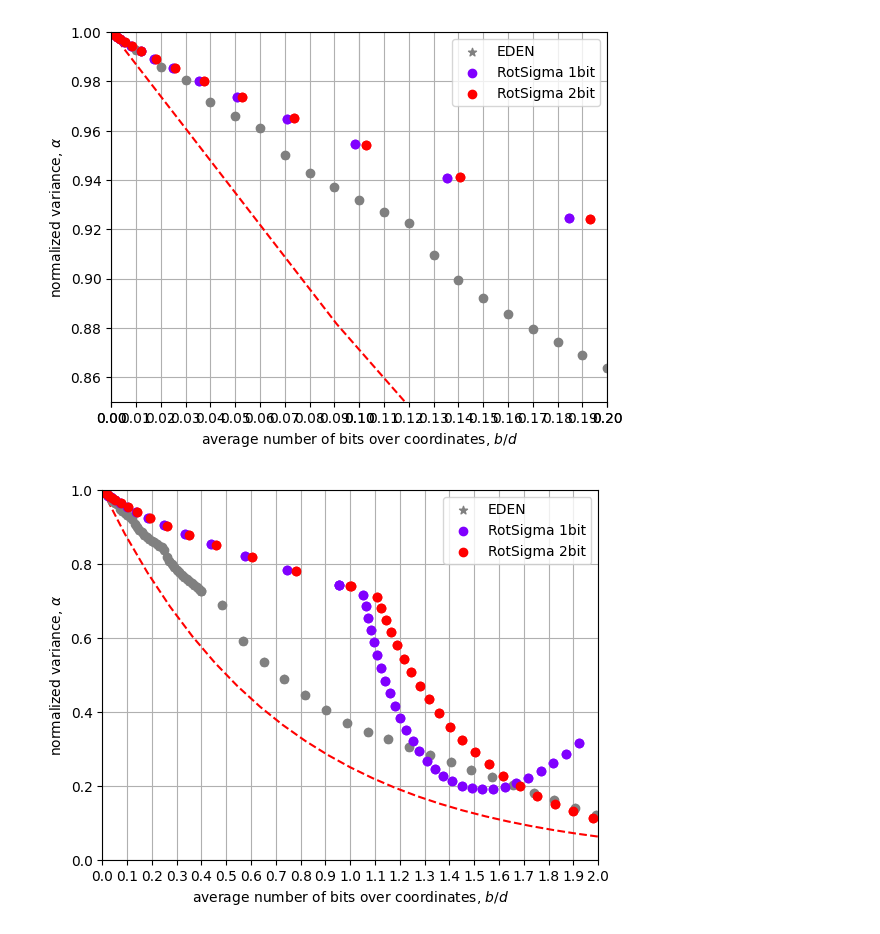
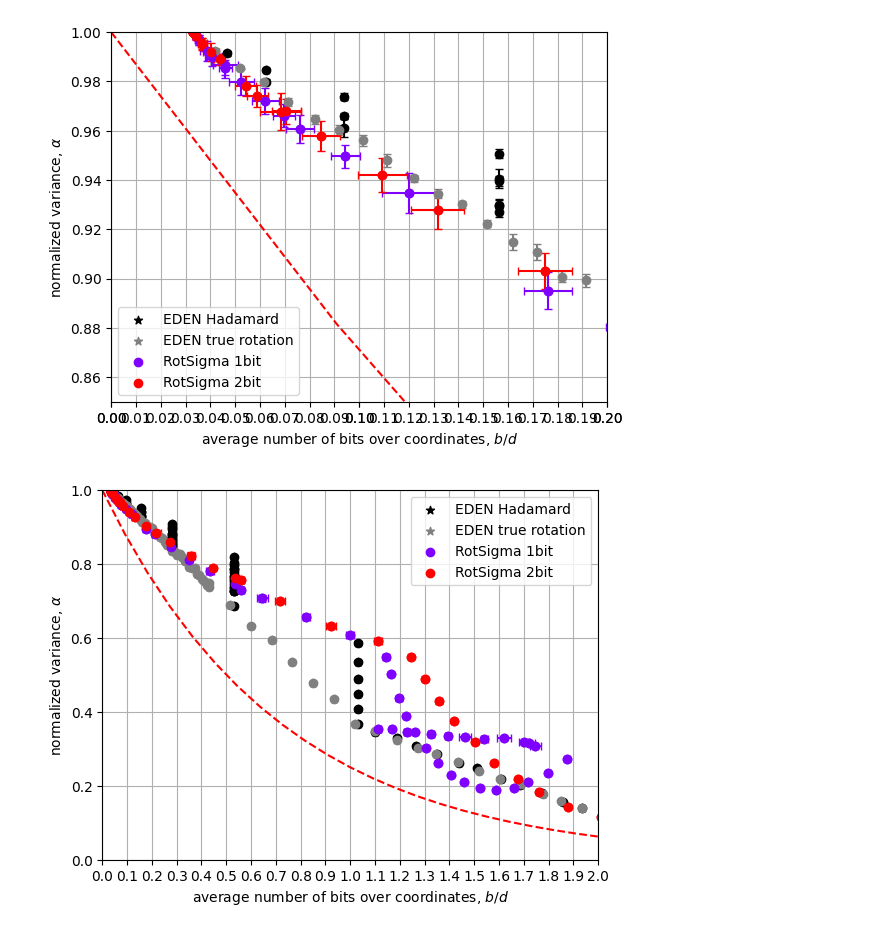
Before and after one commit to BlackSamorez/FL_playground, a Jupyter notebook: compressors.ipynb, the cells around one changed output. Saved outputs shown, nothing was run; the diff lists cells and outputs as text; code cells hidden in the pictures.

Commit message:
real rotations

```diff
--- a/compressors.ipynb
+++ b/compressors.ipynb
@@ -75,7 +82,8 @@ for n_bits in tqdm(np.concatenate((
     np.linspace(0.01, 0.4, num=40),
     np.linspace(0.4, 1.99, num=20),
 ))):
-    quant = eden_builder(bits=n_bits)
+    # quant = eden_builder(bits=n_bits)
+    quant = EdenContractiveCompressor(size=SIZE, bits=n_bits, real_rotation=False)
 
     current_variances = np.zeros(NUM_REPEAT)
     current_bits = np.zeros(NUM_REPEAT)
@@ -89,6 +97,34 @@ for n_bits in tqdm(np.concatenate((
     eden_variances_std.append(np.std(current_variances) / np.sqrt(NUM_REPEAT - 1))
     eden_bits_mean.append(np.mean(current_bits))
     eden_bits_std.append(np.std(current_bits) / np.sqrt(NUM_REPEAT - 1))
+# %%
+from tqdm import tqdm
+
+NUM_REPEAT = 10
+
+true_eden_variances_mean = []
+true_eden_variances_std = []
+true_eden_bits_mean = []
+true_eden_bits_std = []
+for n_bits in tqdm(np.concatenate((
+    np.linspace(0.01, 0.4, num=40),
+    np.linspace(0.4, 1.99, num=20),
+))):
+    # quant = eden_builder(bits=n_bits)
+    quant = EdenContractiveCompressor(size=SIZE, bits=n_bits, real_rotation=True)
+
+    current_variances = np.zeros(NUM_REPEAT)
+    current_bits = np.zeros(NUM_REPEAT)
+
+    for i in range(NUM_REPEAT):
+        _, bit, var = eden(sample_vector(), quant, n_bits=n_bits)
+        current_variances[i] = var
+        current_bits[i] = bit / SIZE
+
+    true_eden_variances_mean.append(np.mean(current_variances))
+    true_eden_variances_std.append(np.std(current_variances) / np.sqrt(NUM_REPEAT - 1))
+    true_eden_bits_mean.append(np.mean(current_bits))
+    true_eden_bits_std.append(np.std(current_bits) / np.sqrt(NUM_REPEAT - 1))
 # %%
 BITS = (1,2)
 
@@ -101,7 +137,8 @@ rot_bits_std = {n_bits: [] for n_bits in BITS}
 for n_bits in BITS:
     for sigmas in tqdm(np.concatenate((
         np.linspace(2, 5, num=30),
-        np.linspace(0.1, 2, num=30),
+        np.linspace(0.1, 2, num=20),
+        np.linspace(0.01, 0.1, num=10),
     ))):
         quant = rot_sigma_builder(1, sigmas, n_bits, device='cpu')
 
@@ -109,7 +146,7 @@ for n_bits in BITS:
         current_bits = np.zeros(NUM_REPEAT)
 
         for i in range(NUM_REPEAT):
-            _, bit, var = rot_sigma(sample_vector(), quant)
+            _, bit, var = rot_sigma(sample_vector(), quant, n_bits)
             current_variances[i] = var
             current_bits[i] = bit / SIZE
 
@@ -121,8 +158,11 @@ for n_bits in BITS:
 import matplotlib.pyplot as plt
 import matplotlib.cm as cm
 
-plt.scatter(eden_bits_mean, eden_variances_mean, color="gray", label="EDEN", marker="*")
-plt.errorbar(eden_bits_mean, eden_variances_mean, xerr=eden_bits_std, yerr=eden_variances_std, color="gray", capsize=3, fmt="o")
+plt.scatter(eden_bits_mean, eden_variances_mean, color="black", label="EDEN Hadamard", marker="*")
+plt.errorbar(eden_bits_mean, eden_variances_mean, xerr=eden_bits_std, yerr=eden_variances_std, color="black", capsize=3, fmt="o")
+
+plt.scatter(true_eden_bits_mean, true_eden_variances_mean, color="gray", label="EDEN true rotation", marker="*")
+plt.errorbar(true_eden_bits_mean, true_eden_variances_mean, xerr=true_eden_bits_std, yerr=true_eden_variances_std, color="gray", capsize=3, fmt="o")
 
 colors = cm.rainbow(np.linspace(0, 1, len(BITS)))
 for n_bits, color in zip(BITS, colors):
@@ -142,30 +182,33 @@ plt.xlim(0, 0.2)
 plt.ylim(0.85, 1)
 plt.show()
 # %% [output]
-[figure, old version]
+[figure, new version]
 # %%
 import matplotlib.pyplot as plt
 import matplotlib.cm as cm
 
-plt.scatter(eden_bits_mean, eden_variances_mean, color="gray", label="EDEN", marker="*")
-plt.errorbar(eden_bits_mean, eden_variances_mean, xerr=eden_bits_std, yerr=eden_variances_std, color="gray", capsize=3, fmt="o")
+plt.scatter(eden_bits_mean, eden_variances_mean, color="black", label="EDEN Hadamard", marker="*")
+plt.errorbar(eden_bits_mean, eden_variances_mean, xerr=eden_bits_std, yerr=eden_variances_std, color="black", capsize=3, fmt="o")
+
+plt.scatter(true_eden_bits_mean, true_eden_variances_mean, color="gray", label="EDEN true rotation", marker="*")
+plt.errorbar(true_eden_bits_mean, true_eden_variances_mean, xerr=true_eden_bits_std, yerr=true_eden_variances_std, color="gray", capsize=3, fmt="o")
 
 colors = cm.rainbow(np.linspace(0, 1, len(BITS)))
 for n_bits, color in zip(BITS, colors):
     plt.scatter(rot_bits_mean[n_bits], rot_variances_mean[n_bits], color=color, label=f"RotSigma {n_bits}bit")
     plt.errorbar(rot_bits_mean[n_bits], rot_variances_mean[n_bits], xerr=rot_bits_std[n_bits], yerr=rot_variances_std[n_bits], color=color, capsize=3, fmt="o")
 
 x = np.linspace(0, 9, num=100)
 y = 4**(-x)
 plt.plot(x, y, linestyle="--", color="red")
 
 plt.xticks([i / 10 for i in range(21)])
 plt.grid()
 plt.xlabel(r"average number of bits over coordinates, $b/d$")
 plt.ylabel(r"normalized variance, $\alpha$")
 plt.legend()
 plt.xlim(0, 2)
 plt.ylim(0, 1)
 plt.show()
 # %% [output]
-[figure, old version]
+[figure, new version]
```
Also changed, not shown: parts of 4 cells of this notebook, 3 other files.
